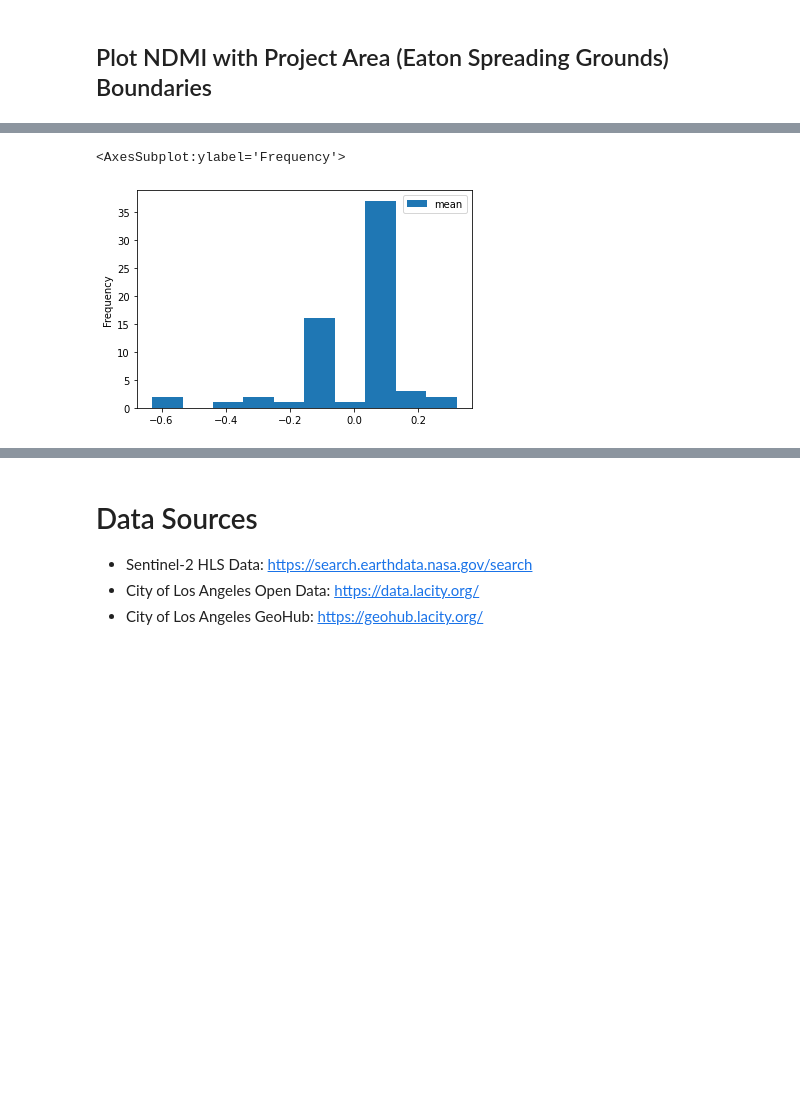
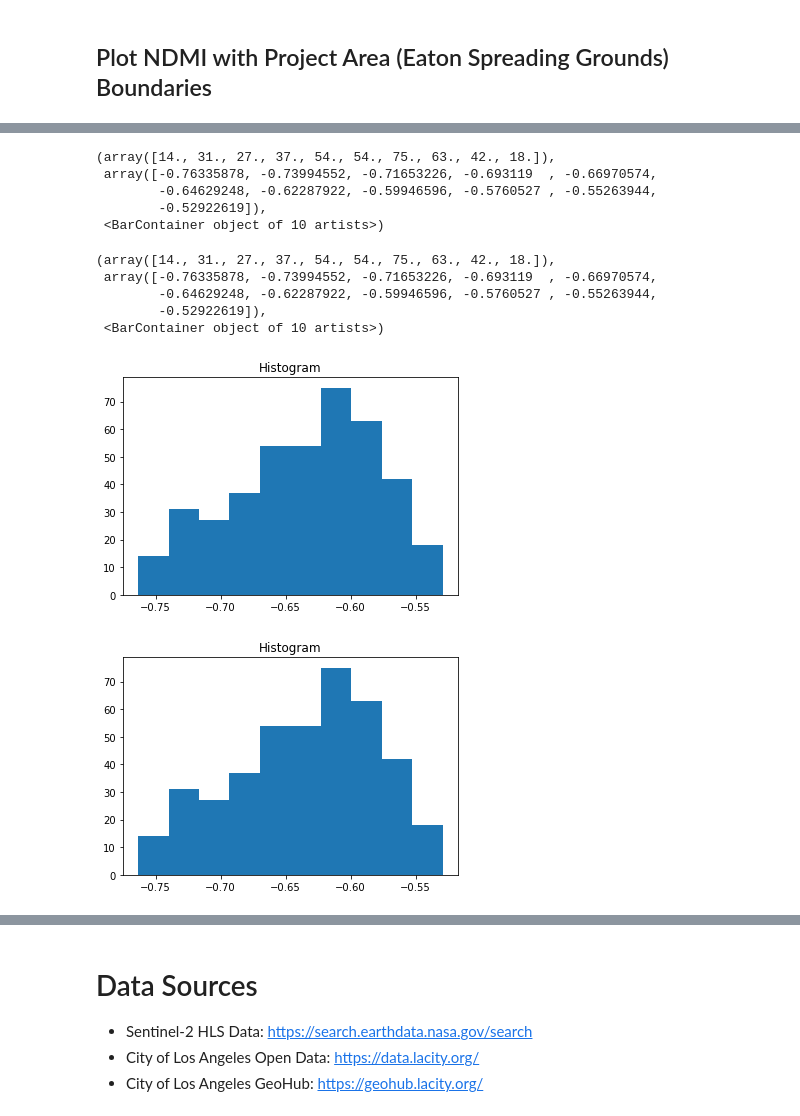
Before and after one commit to jensenwid/ea-capstone-2022, a Jupyter notebook: ea-capstone-workbook-2022.ipynb, the cells around one changed output, grey strips where cells are left out. Drawn from its saved outputs; the diff is of its cells as text; code cells hidden in the pictures; blank space fills up the shorter version.

```diff
--- a/ea-capstone-workbook-2022.ipynb
+++ b/ea-capstone-workbook-2022.ipynb
@@ -597,5 +727,15 @@ Text(0.5, 1.0, '2021 Comparison of NDMI \n Eaton Spreading Grounds vs Surroundin
 # %%
-eaton_mean_ndmi_df.plot.hist()
+eaton_ndmi_df["ndmi"][4].plot.hist()
 # %% [output]
-<AxesSubplot:ylabel='Frequency'>
+(array([14., 31., 27., 37., 54., 54., 75., 63., 42., 18.]),
+ array([-0.76335878, -0.73994552, -0.71653226, -0.693119  , -0.66970574,
+        -0.64629248, -0.62287922, -0.59946596, -0.5760527 , -0.55263944,
+        -0.52922619]),
+ <BarContainer object of 10 artists>)
+(array([14., 31., 27., 37., 54., 54., 75., 63., 42., 18.]),
+ array([-0.76335878, -0.73994552, -0.71653226, -0.693119  , -0.66970574,
+        -0.64629248, -0.62287922, -0.59946596, -0.5760527 , -0.55263944,
+        -0.52922619]),
+ <BarContainer object of 10 artists>)
-[figure, old version]
+[figure, new version]
+[figure, added]
```
Also changed, not shown: parts of 13 cells of this notebook.
